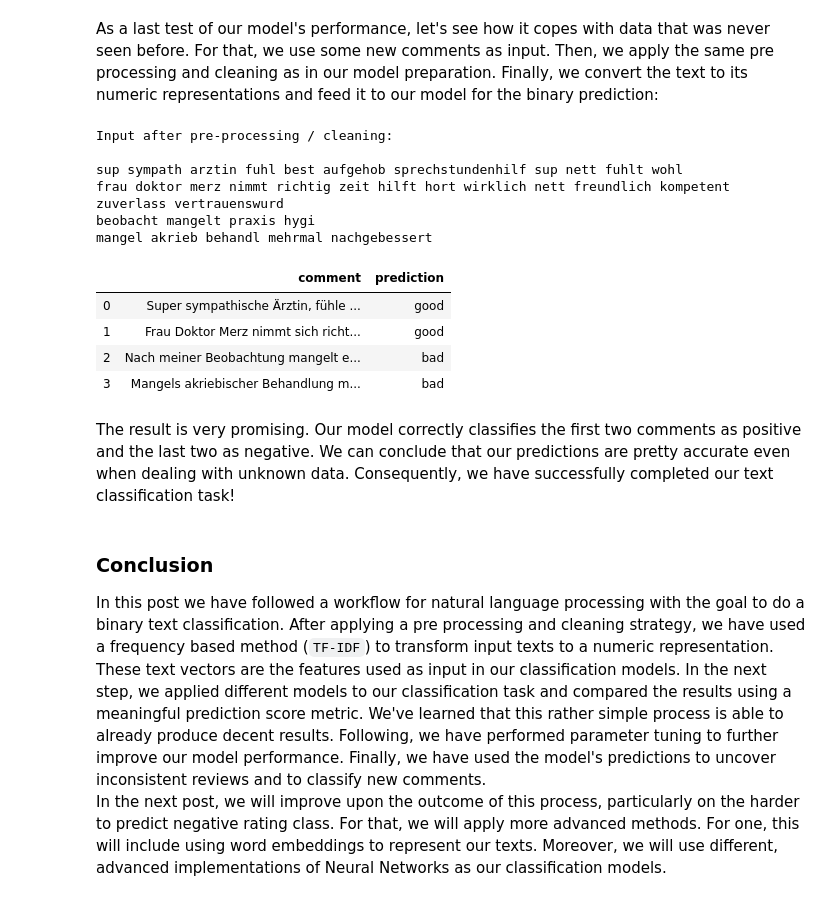
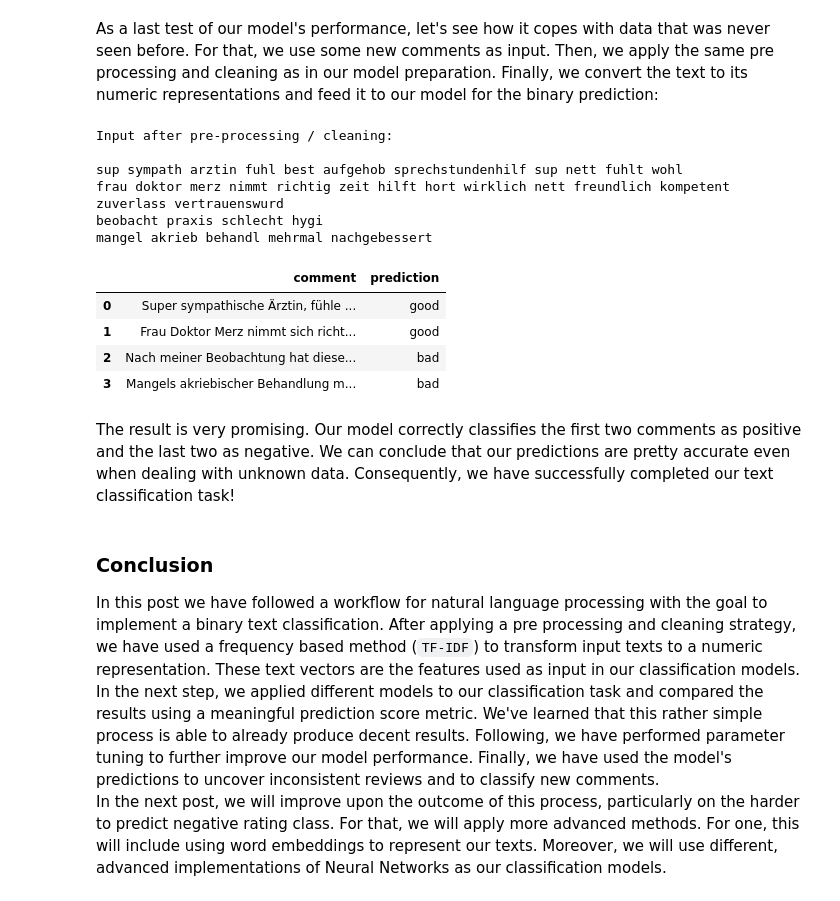
Before and after one commit to mc51/blog_posts, a Jupyter notebook: doctors_nlp1.ipynb, the cells around one changed output. Cells and saved outputs as stored; diff of their text form; code cells hidden in the pictures.

Commit message:
finish doctors_nlp1 post

```diff
--- a/doctors_nlp1.ipynb
+++ b/doctors_nlp1.ipynb
@@ -395,11 +395,12 @@ pipe = Pipeline([("tfidf", TfidfVectorizer()), ("svc", LinearSVC())])
 # define parameter space to test # runtime 35min
 params = {
     "tfidf__ngram_range": [(1, 1), (1, 2), (1, 3)],
-    "tfidf__max_df": np.arange(0.4, 0.8, 0.1),
-    "tfidf__min_df": np.arange(5, 35, 10),
+    "tfidf__max_df": np.arange(0.3, 0.8, 0.2),
+    "tfidf__min_df": np.arange(5, 100, 45),
 }
 pipe_clf = GridSearchCV(pipe, params, n_jobs=-1, scoring="f1_macro")
-# pickle.dump(pipe_clf, open("../../data/interim/clf_pipe.pck", "wb"))
+pipe_clf.fit(X_train, Y_train)
+pickle.dump(pipe_clf, open("./clf_pipe.pck", "wb"))
 # %% [markdown]
 Each value added to the `params` to be tested with `GridSearchCV` increases the run time of the training significantly. To limit the combinations, we first optimize the feature creation step. We test for different values for `ngram`. Moreover, `max_df` and `min_df` set an upper and lower limit for word frequencies. We want to exclude infrequent words because the model won't be able to learn (meaningful) associations with very few observations. The same is true for very frequent words which won't allow the model to differentiate between classes. For each parameter we check the values which returned the best model fit:
 # %%
@@ -418,8 +419,8 @@ params = {
     "tfidf__ngram_range": [(1, 3)],
     "tfidf__max_df": [0.5],
     "tfidf__min_df": [5],
-    "svc__C": np.arange(0.1, 1, 0.1),
+    "svc__C": np.arange(0.2, 1, 0.15),
 }
 pipe_svc_clf = GridSearchCV(pipe, params, n_jobs=-1, scoring="f1_macro")
 pipe_svc_clf.fit(X_train, Y_train)
-# pickle.dump(pipe_clf, open("../../data/interim/pipe_svc_clf.pck", "wb"))
+pickle.dump(pipe_svc_clf, open("./pipe_svc_clf.pck", "wb"))
@@ -507,7 +511,7 @@ INPUT = [
     "Frau Doktor Merz nimmt sich richtig Zeit für mich. Hilft wo sie kann."
     "Hört wirklich einen zu. Sehr nett und freundlich. Sie ist sehr kompetent,"
     "zuverlässig und vertrauenswürdig.",
-    "Nach meiner Beobachtung mangelt es in dieser Praxis an Hygiene. ",
+    "Nach meiner Beobachtung hat diese Praxis eine schlechte Hygiene. ",
     "Mangels akriebischer Behandlung musste mehrmals nachgebessert werden.",
 ]
 # %%
@@ -515,36 +519,33 @@ INPUT = [
 text = [clean_text(comment) for comment in INPUT]
 text_out = " \n".join(text)
 print(f"Input after pre-processing / cleaning:\n\n{text_out}")
-# Transform comment to TF-IDF. Sparse matrix representation
-text_vectors = [vectorizer.transform([comment]) for comment in text]
-# Predict class for given comment matrix
-predictions = [clf.predict(vector) for vector in text_vectors]
+# run comments through pipe: predict using our best model from above
+predictions = pipe.predict(text)
 # %% [output]
 Input after pre-processing / cleaning:
 
 sup sympath arztin fuhl best aufgehob sprechstundenhilf sup nett fuhlt wohl
 frau doktor merz nimmt richtig zeit hilft hort wirklich nett freundlich kompetent zuverlass vertrauenswurd
-beobacht mangelt praxis hygi
+beobacht praxis schlecht hygi
 mangel akrieb behandl mehrmal nachgebessert
 # %%
 # Show comment and predicted Labels
-predictions = [clf.predict(vector) for vector in text_vectors]
 predictions = pd.Series(predictions)
 predictions = predictions.replace(0, "good").replace(1, "bad")
 
 pd.concat(
     [pd.Series(INPUT), predictions], axis="columns", keys=["comment", "prediction"]
 )
 # %% [output]
 |  | comment | prediction |
 | 0 | Super sympathische Ärztin, fühle ... | good |
 | 1 | Frau Doktor Merz nimmt sich richt... | good |
-| 2 | Nach meiner Beobachtung mangelt e... | bad |
+| 2 | Nach meiner Beobachtung hat diese... | bad |
 | 3 | Mangels akriebischer Behandlung m... | bad |
 # %% [markdown]
 The result is very promising. Our model correctly classifies the first two comments as positive and the last two as negative. We can conclude that our predictions are pretty accurate even when dealing with unknown data. Consequently, we have successfully completed our text classification task!
 # %% [markdown]
 ### Conclusion
 
-In this post we have followed a workflow for natural language processing with the goal to do a binary text classification. After applying a pre processing and cleaning strategy, we have used a frequency based method (`TF-IDF`) to transform input texts to a numeric representation. These text vectors are the features used as input in our classification models. In the next step, we applied different models to our classification task and compared the results using a meaningful prediction score metric. We've learned that this rather simple process is able to already produce decent results. Following, we have performed parameter tuning to further improve our model performance. Finally, we have used the model's predictions to uncover inconsistent reviews and to classify new comments.
+In this post we have followed a workflow for natural language processing with the goal to implement a binary text classification. After applying a pre processing and cleaning strategy, we have used a frequency based method (`TF-IDF`) to transform input texts to a numeric representation. These text vectors are the features used as input in our classification models. In the next step, we applied different models to our classification task and compared the results using a meaningful prediction score metric. We've learned that this rather simple process is able to already produce decent results. Following, we have performed parameter tuning to further improve our model performance. Finally, we have used the model's predictions to uncover inconsistent reviews and to classify new comments.
 In the next post, we will improve upon the outcome of this process, particularly on the harder to predict negative rating class. For that, we will apply more advanced methods. For one, this will include using word embeddings to represent our texts. Moreover, we will use different, advanced implementations of Neural Networks as our classification models.
```
Also changed, not shown: parts of 12 cells of this notebook, 1 other file.
